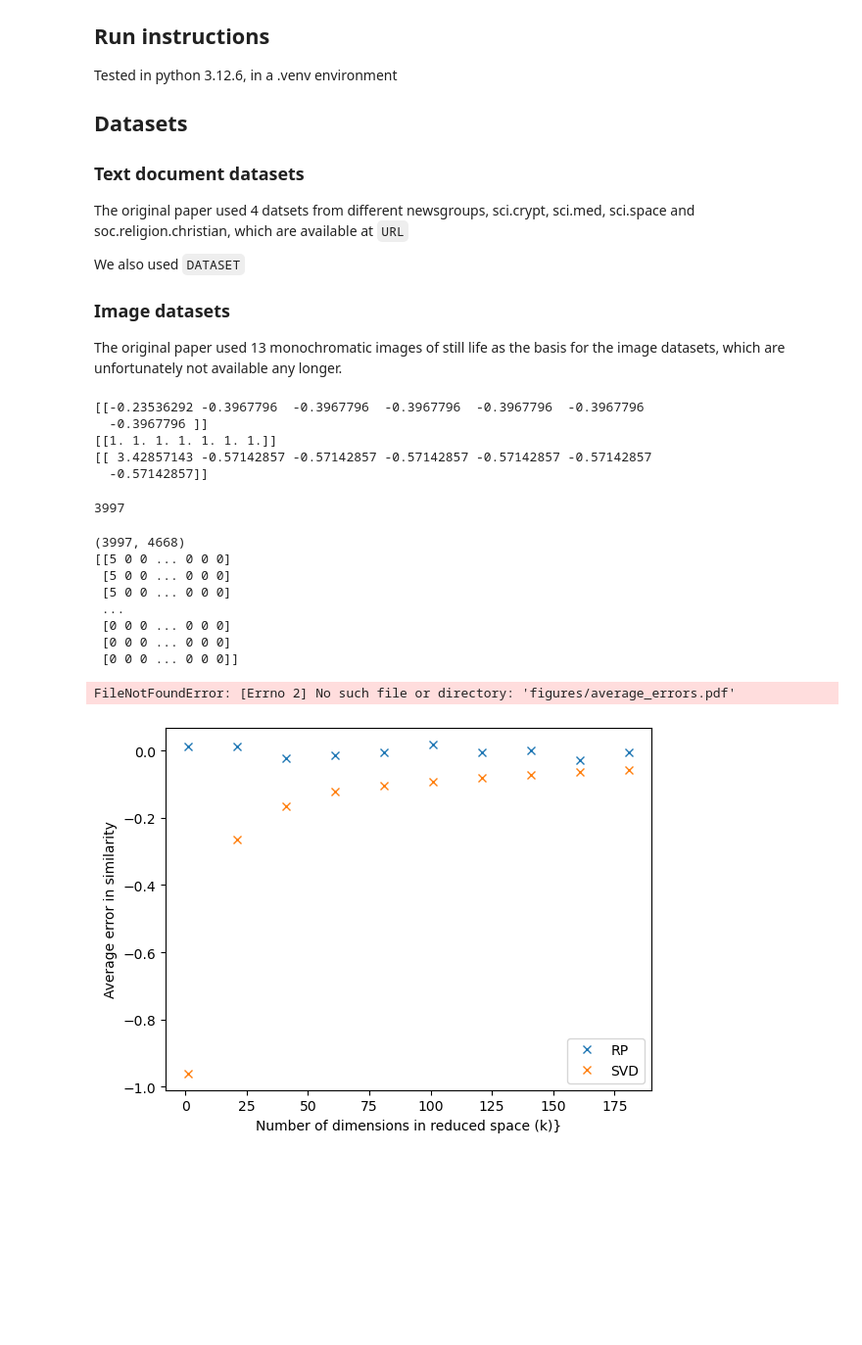
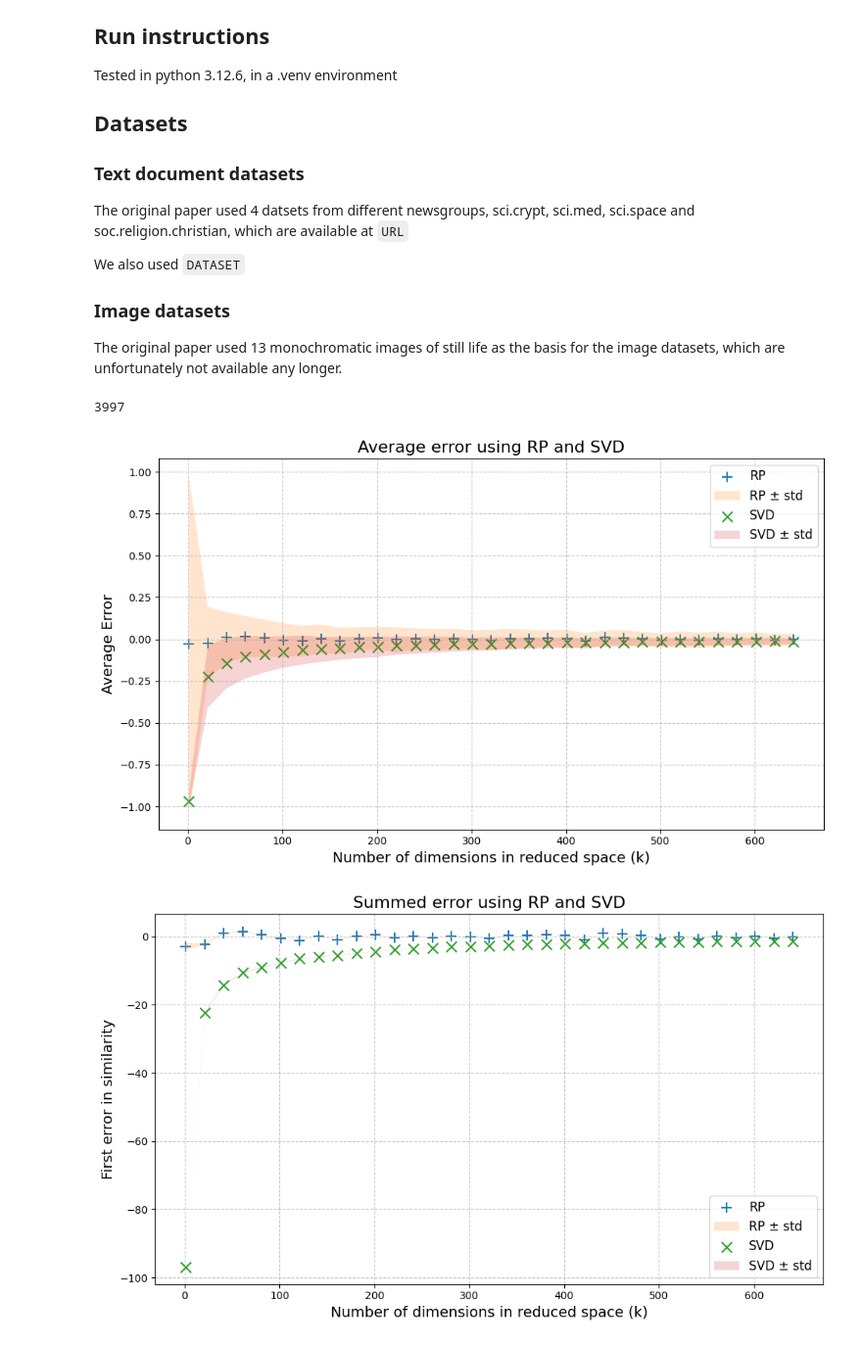
Before and after one commit to erikwallindermahler/DD2434-Project, a Jupyter notebook: notebook.ipynb, the cells around one changed output. Shown: that part at 98% size. Cells and saved outputs as stored; diff of their text form; code cells hidden in the pictures; blank space fills up the shorter version.

Commit message:
svd improved, plotting improved

```diff
--- a/notebook.ipynb
+++ b/notebook.ipynb
@@ -132,17 +156,3 @@ def similarity(v1,v2,v_type,d):
-# %%
-a = np.matrix([[1,2,3,4],[1,2,3,8],[1,2,3,8],[1,2,3,8],[1,2,3,8],[1,2,3,8],[1,2,3,8]])
-
-print(SVD(a,1))
-
-print(DCT(a,1))
-
-print(PCA(a,1))
-# %% [output]
-[[-0.23536292 -0.3967796  -0.3967796  -0.3967796  -0.3967796  -0.3967796
-  -0.3967796 ]]
-[[1. 1. 1. 1. 1. 1. 1.]]
-[[ 3.42857143 -0.57142857 -0.57142857 -0.57142857 -0.57142857 -0.57142857
-  -0.57142857]]
 # %%
 from tqdm import tqdm
 
@@ -225,33 +238,0 @@ def pipeline(dataset,method,v_type,numpairs,k_min,k_max,k_step):
-# %%
-def plot_results(iter_of_pipelines):
-
-    plt.figure()
-    plt.xlabel("Number of dimensions in reduced space (k)}")
-    plt.ylabel("Average error in similarity")
-    for result in iter_of_pipelines:
-        method = result["method"]
-        summed_sim_diffs = result["summed_sim_diffs"]
-        av_error = result["average_errors"]
-        runtimes = result["runtimes"]
-        ks = result["ks"]
-
-        plt.plot(ks,av_error,"x",label=f"{method}")
-    plt.legend()
-    plt.savefig(f"figures/average_errors.pdf")
-    plt.show()
-
-    plt.figure()
-    plt.xlabel("Number of dimensions in reduced space (k)}")
-    plt.ylabel("Average error in similarity")
-    for result in iter_of_pipelines:
-        method = result["method"]
-        summed_sim_diffs = result["summed_sim_diffs"]
-        first_diff = result["first_diff"]
-        av_error = result["average_errors"]
-        runtimes = result["runtimes"]
-        ks = result["ks"]
-
-        plt.plot(ks,av_error,"x",label=f"{method}")
-    plt.legend()
-    plt.savefig(f"figures/average_errors.pdf")
-    plt.show()
@@ -331,15 +399,3 @@ D = np.matrix(maketextdataset(parent_folder_path, selected_folders))
 # %% [output]
 3997
-# %%
-print(np.shape(D))
-print(D)
-# %% [output]
-(3997, 4668)
-[[5 0 0 ... 0 0 0]
- [5 0 0 ... 0 0 0]
- [5 0 0 ... 0 0 0]
- ...
- [0 0 0 ... 0 0 0]
- [0 0 0 ... 0 0 0]
- [0 0 0 ... 0 0 0]]
 # %%
@@ -355,9 +409,8 @@ resultdct_im = pipeline(dataset=D,method="DCT",v_type="image",numpairs=100,k_min
-# %%
-#plot_results([resultrp,resultdct,resultsvd,resultsrp])
-plot_results([resultrp, resultsvd])
-# %% [output]
-FileNotFoundError: [Errno 2] No such file or directory: 'figures/average_errors.pdf'
-[figure, removed]
+# %%
+plot_results([resultrp_text, resultsvd_text])
+# %% [output]
+[figure, added]
+[figure, added]
 # %%
 plot_results([resultrp_im,resultdct_im,resultsvd_im,resultsrp_im])
 # %% [output]
```
Also changed, not shown: parts of 14 cells of this notebook.
